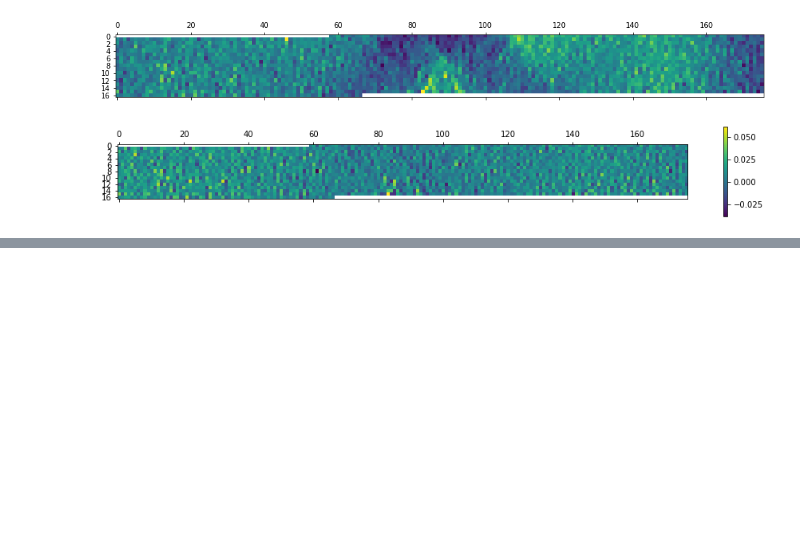
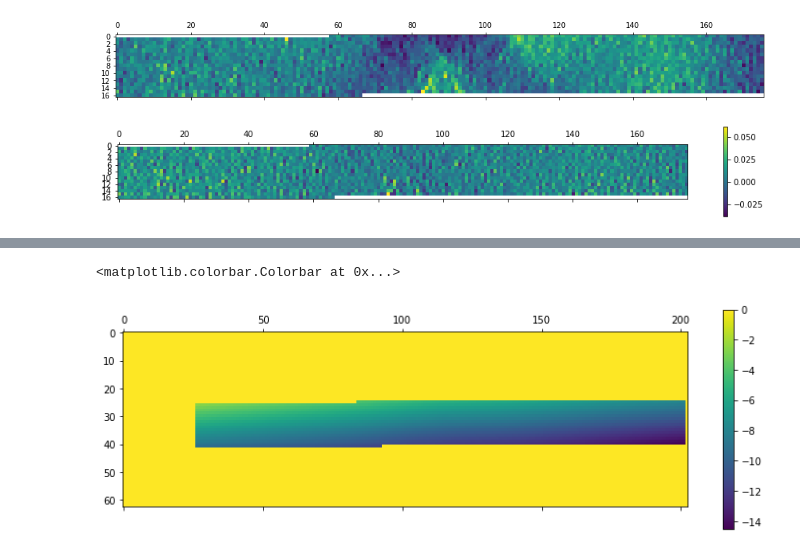
Before and after one commit to KMDE-10/DIC, a Jupyter notebook: HDF_import.ipynb, the cells around one changed output, grey strips where cells are left out. Cells and saved outputs as stored; diff of their text form; code cells hidden in the pictures; blank space fills up the shorter version.

```diff
--- a/HDF_import.ipynb
+++ b/HDF_import.ipynb
@@ -376,0 +405,6 @@ display('good message')
+# %%
+a=plt.matshow(series[('coordinates','coordinate_x')][500])
+plt.colorbar(a)
+# %% [output]
+<matplotlib.colorbar.Colorbar at 0x...>
+[figure, added]
```
Also changed, not shown: parts of 6 cells of this notebook.
